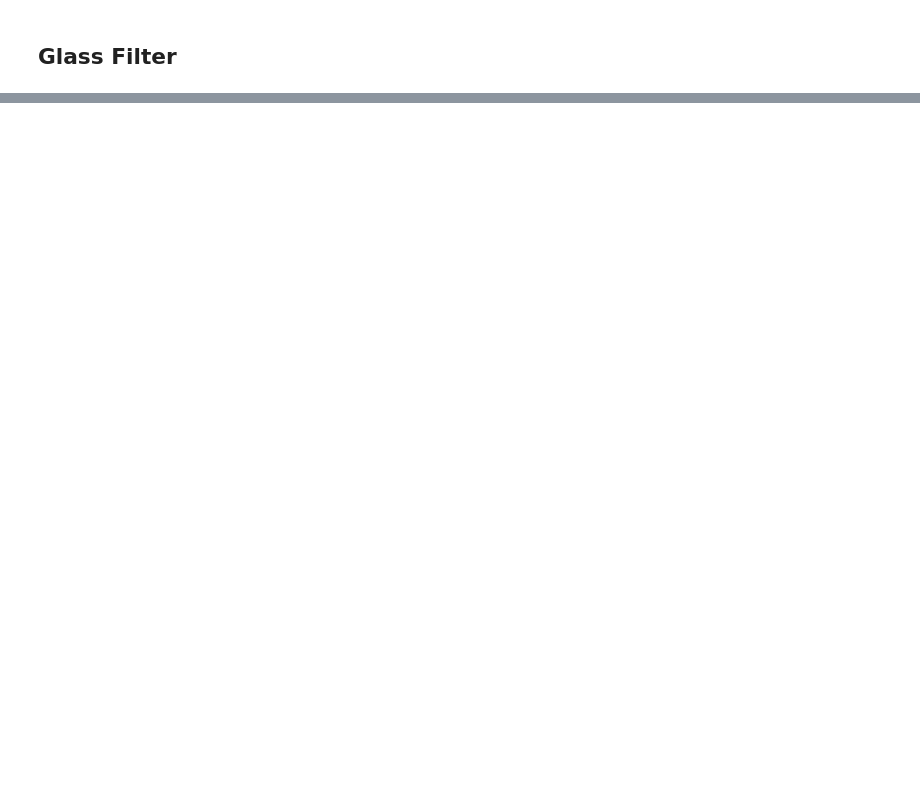
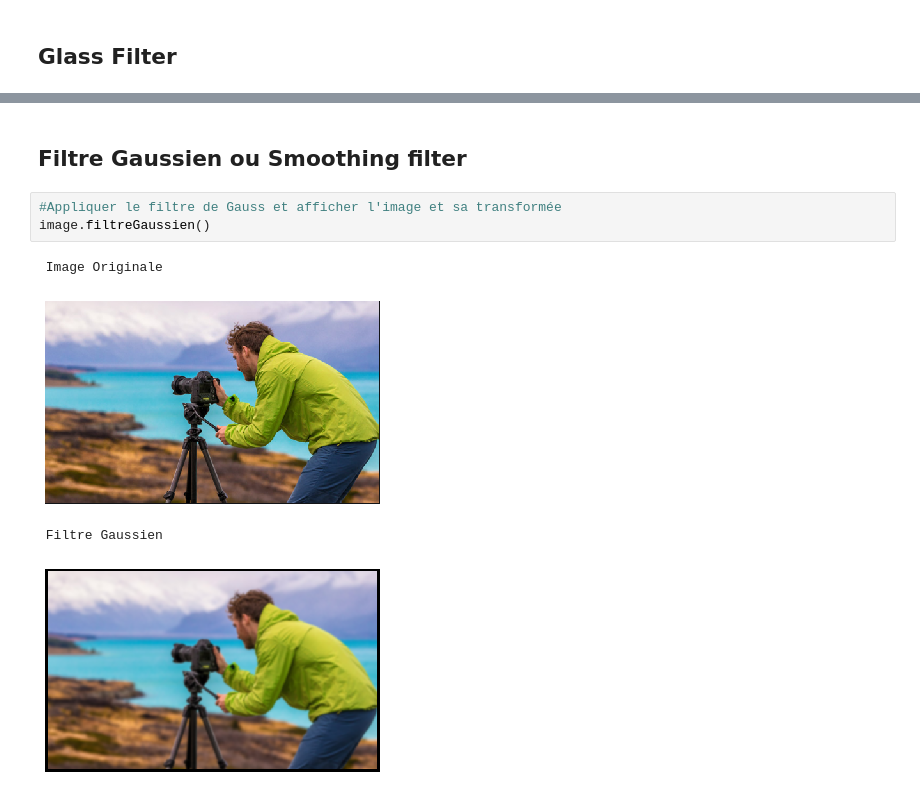
Before and after one commit to CoumbaSY586/ProjetImageProcessing, a Jupyter notebook: ProjetImageProcessing.ipynb, the cells around one changed output, grey strips where cells are left out. Cells and saved outputs as stored; diff of their text form; blank space fills up the shorter version.

```diff
--- a/ProjetImageProcessing.ipynb
+++ b/ProjetImageProcessing.ipynb
@@ -521,0 +764,10 @@ image.filtreGlass()
+# %% [markdown]
+## Filtre Gaussien ou Smoothing filter
+# %%
+#Appliquer le filtre de Gauss et afficher l'image et sa transformée
+image.filtreGaussien()
+# %% [output]
+ Image Originale
+[figure, added]
+ Filtre Gaussien
+[figure, added]
```
Also changed, not shown: parts of 14 cells of this notebook.
